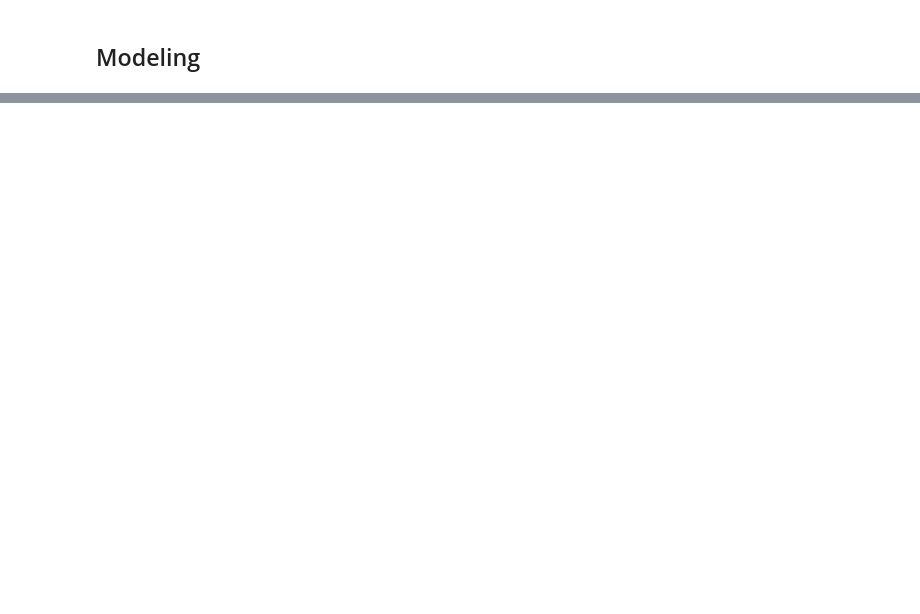
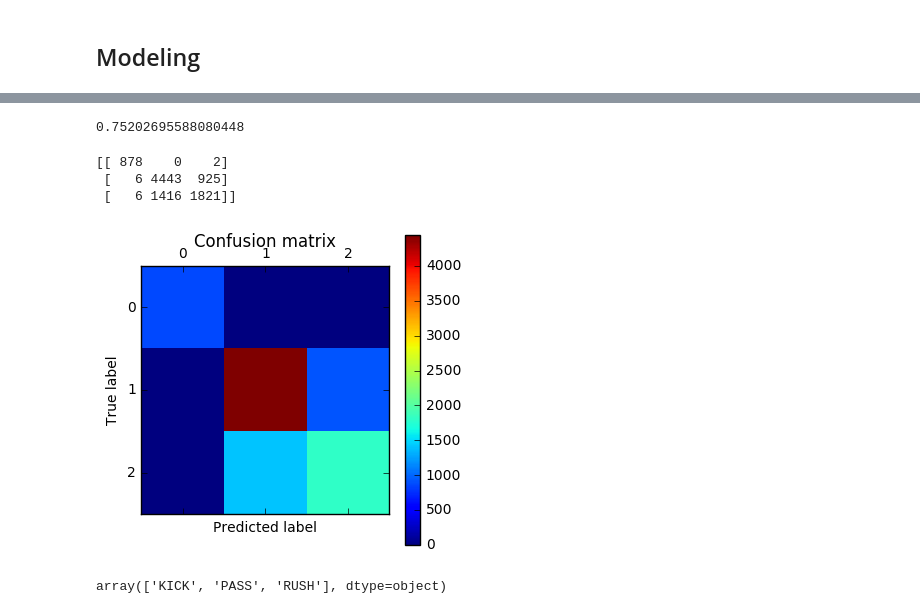
Before and after one commit to zreyn/nfl, a Jupyter notebook: nfl-eda.ipynb, the cells around one changed output, grey strips where cells are left out. Drawn from its saved outputs; the diff is of its cells as text; code cells hidden in the pictures; blank space fills up the shorter version.

```diff
--- a/nfl-eda.ipynb
+++ b/nfl-eda.ipynb
@@ -244,0 +259,4 @@ array(['RUSH', 'PASS', 'KICK'], dtype=object)
+# %%
+team_dummies = pd.get_dummies(pbp2015.OffenseTeam)
+team_dummies.columns = map(lambda x: 'TEAM_' + str(x), team_dummies.columns)
+team_dummies.head()
@@ -244,0 +271,5 @@ array(['RUSH', 'PASS', 'KICK'], dtype=object)
+# %%
+pbp2015_prepped = pd.concat(
+    [pbp2015.ix[:,['Quarter', 'Minute', 'Second', 'Down', 'ToGo', 'YardLine', 'Play']],
+    team_dummies,
+    form_dummies], axis=1)
@@ -283,7 +332,7 @@ Name: 1417, dtype: object
 # %%
 # split the class from the values
-y = pbp2015['Play']
-X = pbp2015.drop(['Play'], axis=1).values
+y = pbp2015_prepped['Play']
+X = pbp2015_prepped.drop(['Play'], axis=1).values
 
 # save a test set
 X_train, X_test, y_train, y_test = train_test_split(X, y, random_state=22)
@@ -300,0 +344,29 @@ plt.plot(fpr, tpr)
+# %%
+from sklearn.metrics import confusion_matrix
+
+def plot_confusion_matrix(cm):
+    '''Code stolen brazenly from sklearn example.'''
+    print(cm)
+
+    # Show confusion matrix in a separate window
+    plt.matshow(cm)
+    plt.title('Confusion matrix')
+    plt.colorbar()
+    plt.ylabel('True label')
+    plt.xlabel('Predicted label')
+    plt.show()
+# %%
+rf.score(X_test, y_test)
+# %% [output]
+0.75202695588080448
+# %%
+plot_confusion_matrix(confusion_matrix(y_test, y_pred))
+# %% [output]
+[[ 878    0    2]
+ [   6 4443  925]
+ [   6 1416 1821]]
+[figure, added]
+# %%
+rf.classes_
+# %% [output]
+array(['KICK', 'PASS', 'RUSH'], dtype=object)
```
Also changed, not shown: parts of 19 cells of this notebook, 1 other file.
